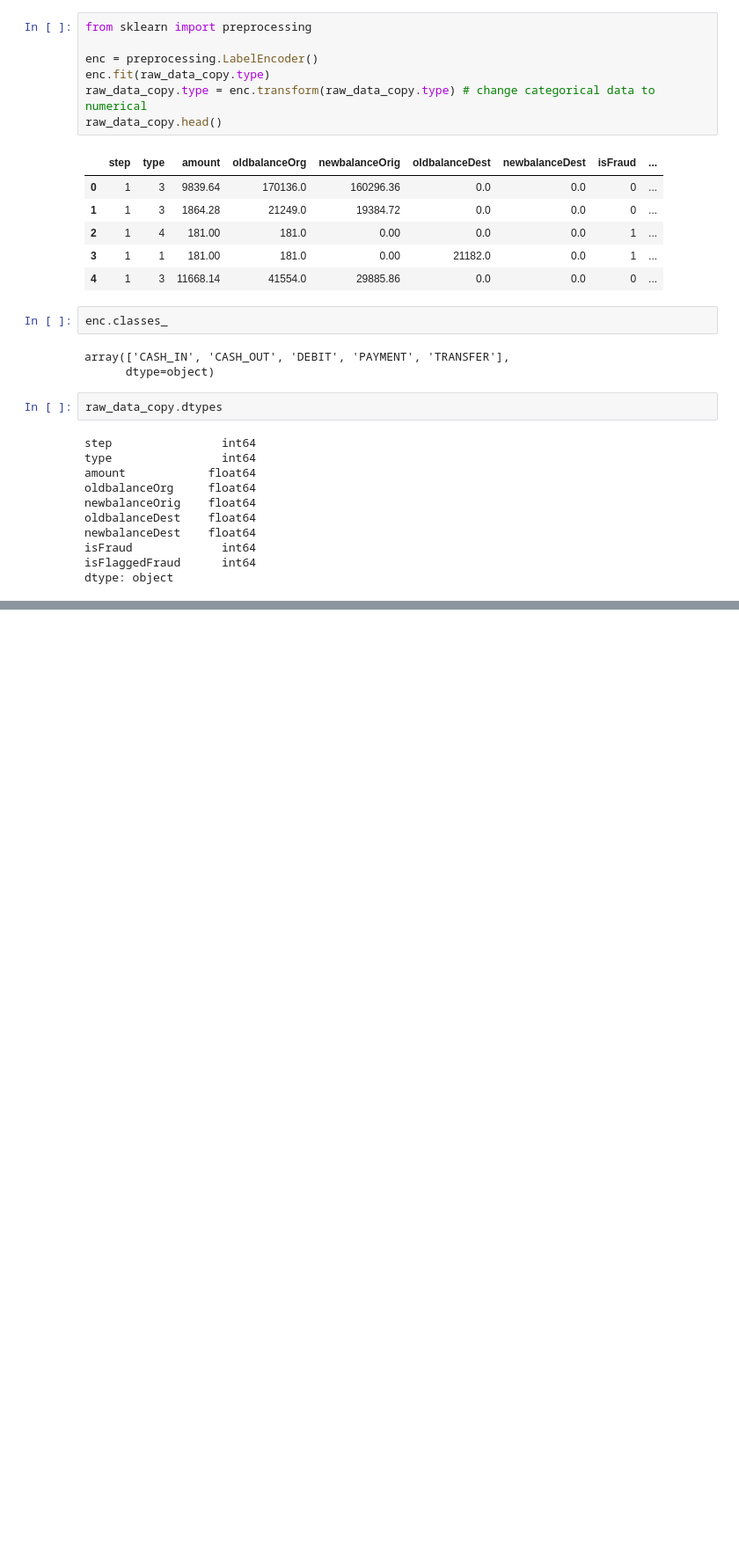
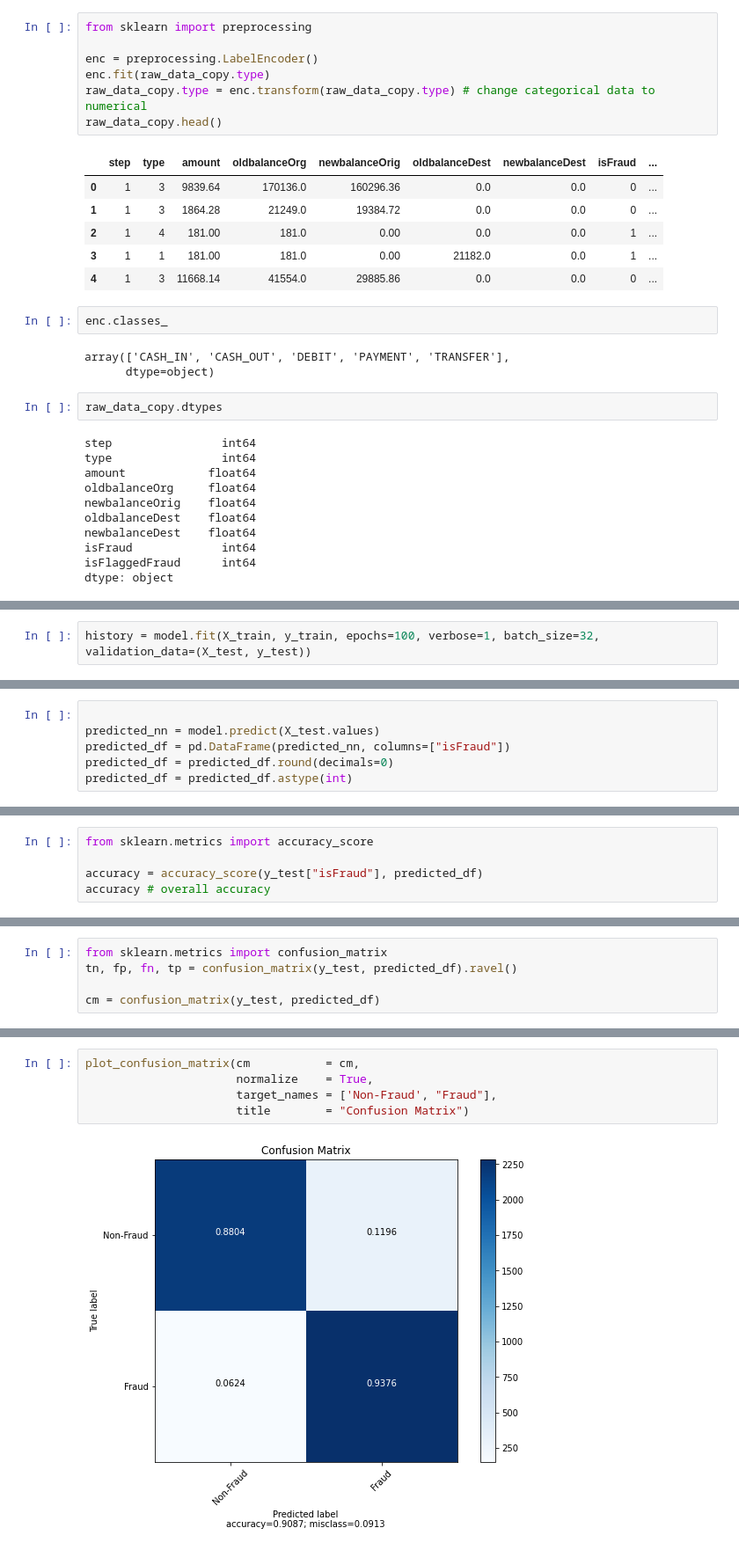
Before and after one commit to knowell41/Tech-Explorer-Fraud-Detection-API, a Jupyter notebook: notebook/Analysis.ipynb, the cells around one changed output, grey strips where cells are left out. Shown at 88% size. Drawn from its saved outputs; the diff is of its cells as text; blank space fills up the shorter version.

```diff
--- a/notebook/Analysis.ipynb
+++ b/notebook/Analysis.ipynb
@@ -207,0 +316,2 @@ X_train, X_test, y_train, y_test = train_test_split(X, y, test_size=0.3, random_
+# %%
+history = model.fit(X_train, y_train, epochs=100, verbose=1, batch_size=32, validation_data=(X_test, y_test))
@@ -207,0 +363,6 @@ X_train, X_test, y_train, y_test = train_test_split(X, y, test_size=0.3, random_
+# %%
+
+predicted_nn = model.predict(X_test.values)
+predicted_df = pd.DataFrame(predicted_nn, columns=["isFraud"])
+predicted_df = predicted_df.round(decimals=0)
+predicted_df = predicted_df.astype(int)
@@ -207,0 +385,5 @@ X_train, X_test, y_train, y_test = train_test_split(X, y, test_size=0.3, random_
+# %%
+from sklearn.metrics import accuracy_score
+
+accuracy = accuracy_score(y_test["isFraud"], predicted_df)
+accuracy # overall accuracy
@@ -207,0 +397,5 @@ X_train, X_test, y_train, y_test = train_test_split(X, y, test_size=0.3, random_
+# %%
+from sklearn.metrics import confusion_matrix
+tn, fp, fn, tp = confusion_matrix(y_test, predicted_df).ravel()
+
+cm = confusion_matrix(y_test, predicted_df)
@@ -207,0 +494,7 @@ X_train, X_test, y_train, y_test = train_test_split(X, y, test_size=0.3, random_
+# %%
+plot_confusion_matrix(cm           = cm,
+                      normalize    = True,
+                      target_names = ['Non-Fraud', "Fraud"],
+                      title        = "Confusion Matrix")
+# %% [output]
+[figure, added]
```
Also changed, not shown: parts of 29 cells of this notebook, 1 other file.
